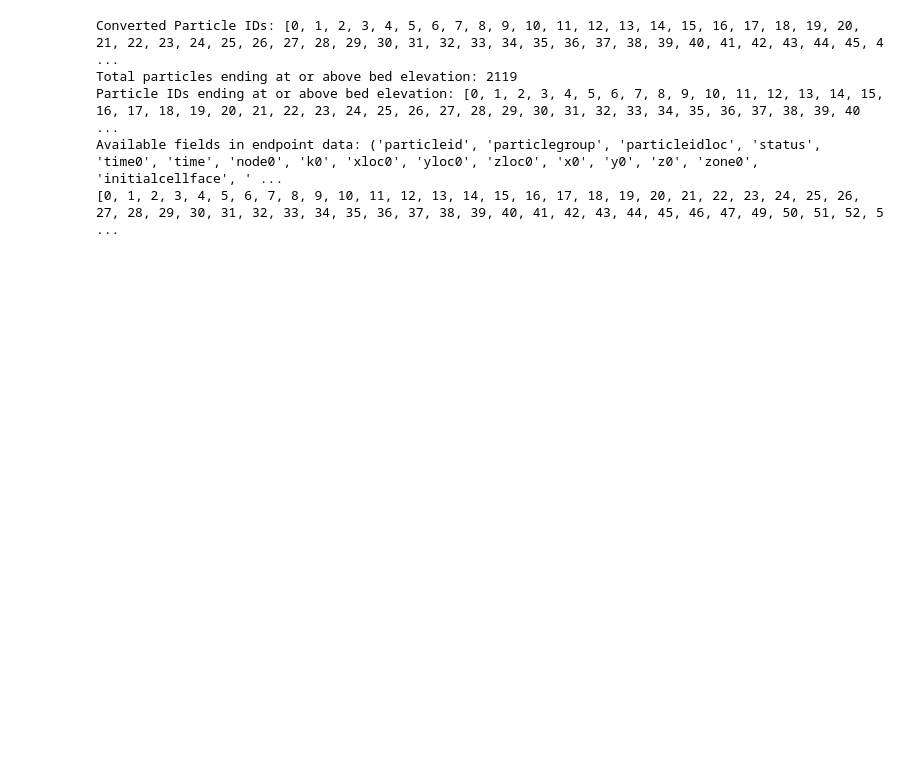
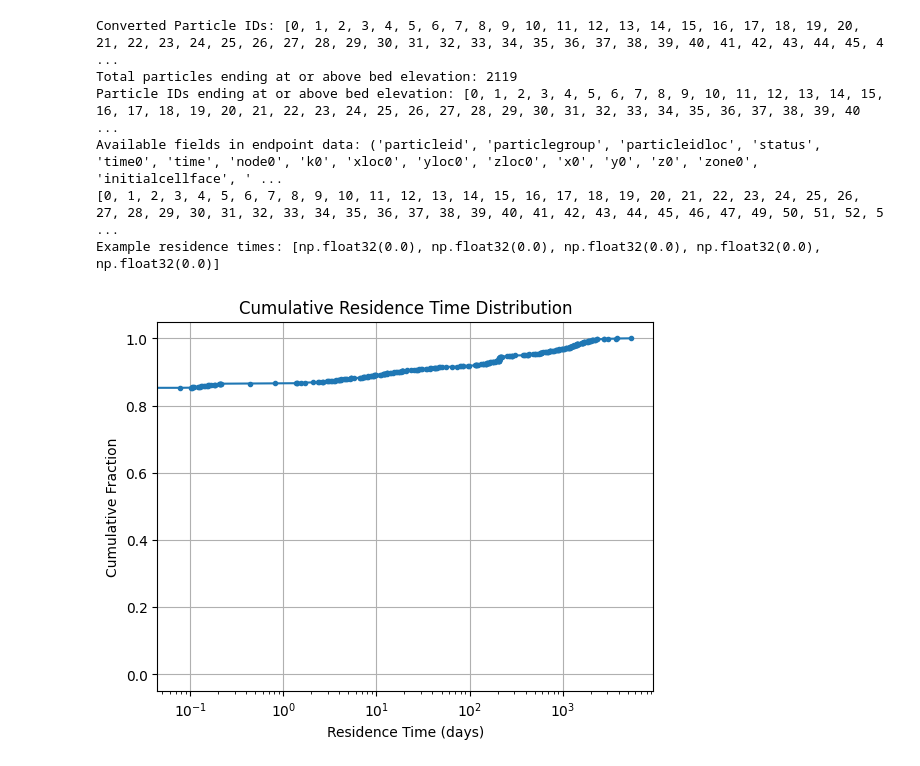
Before and after one commit to USACE-WRISES/HyporheicFloPy, a Jupyter notebook: VQuintana/Particle_plotting_test.ipynb, the cells around one changed output. Saved outputs shown, nothing was run; the diff lists cells and outputs as text; code cells hidden in the pictures; blank space fills up the shorter version.

```diff
--- a/VQuintana/Particle_plotting_test.ipynb
+++ b/VQuintana/Particle_plotting_test.ipynb
@@ -43,33 +43,35 @@ particle_ids_list = list(filtered_particle_ids)
 
 # Print the resulting list
 print(particle_ids_list)
 
 # Extract residence times (total travel time) for filtered particles
-residence_times = [ep['totim'] for ep in filtered_particles]
+residence_times = [ep['time'] for ep in filtered_particles]
 
 # Print a few to check
 print("Example residence times:", residence_times[:5])
 
 # Sort residence times
 residence_times_sorted = np.sort(residence_times)
 
 # Calculate cumulative fraction
 cumulative_fraction = np.linspace(0, 1, len(residence_times_sorted))
 
 # Plot
 plt.figure()
 plt.plot(residence_times_sorted, cumulative_fraction, marker='.', linestyle='-')
 plt.xscale('log')  # log scale on x-axis, like your figure
 plt.xlabel('Residence Time (days)')
 plt.ylabel('Cumulative Fraction')
 plt.title('Cumulative Residence Time Distribution')
 plt.grid(True)
 plt.show()
 # %% [output]
 Converted Particle IDs: [0, 1, 2, 3, 4, 5, 6, 7, 8, 9, 10, 11, 12, 13, 14, 15, 16, 17, 18, 19, 20, 21, 22, 23, 24, 25, 26, 27, 28, 29, 30, 31, 32, 33, 34, 35, 36, 37, 38, 39, 40, 41, 42, 43, 44, 45, 4 ...
 Total particles ending at or above bed elevation: 2119
 Particle IDs ending at or above bed elevation: [0, 1, 2, 3, 4, 5, 6, 7, 8, 9, 10, 11, 12, 13, 14, 15, 16, 17, 18, 19, 20, 21, 22, 23, 24, 25, 26, 27, 28, 29, 30, 31, 32, 33, 34, 35, 36, 37, 38, 39, 40 ...
 Available fields in endpoint data: ('particleid', 'particlegroup', 'particleidloc', 'status', 'time0', 'time', 'node0', 'k0', 'xloc0', 'yloc0', 'zloc0', 'x0', 'y0', 'z0', 'zone0', 'initialcellface', ' ...
 [0, 1, 2, 3, 4, 5, 6, 7, 8, 9, 10, 11, 12, 13, 14, 15, 16, 17, 18, 19, 20, 21, 22, 23, 24, 25, 26, 27, 28, 29, 30, 31, 32, 33, 34, 35, 36, 37, 38, 39, 40, 41, 42, 43, 44, 45, 46, 47, 49, 50, 51, 52, 5 ...
+Example residence times: [np.float32(0.0), np.float32(0.0), np.float32(0.0), np.float32(0.0), np.float32(0.0)]
+[figure, added]
 # %%
 # Convert to minutes if needed (if your model uses days, multiply by 1440)
```
Also changed, not shown: parts of 5 cells of this notebook.
